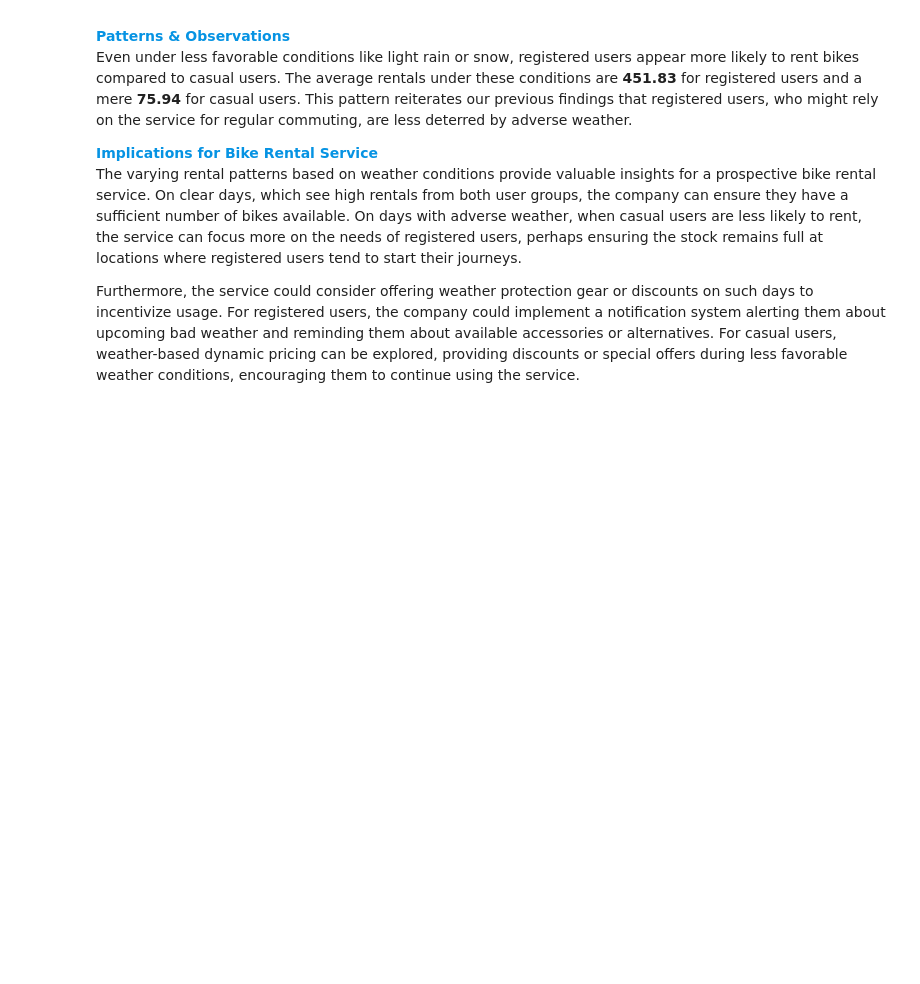
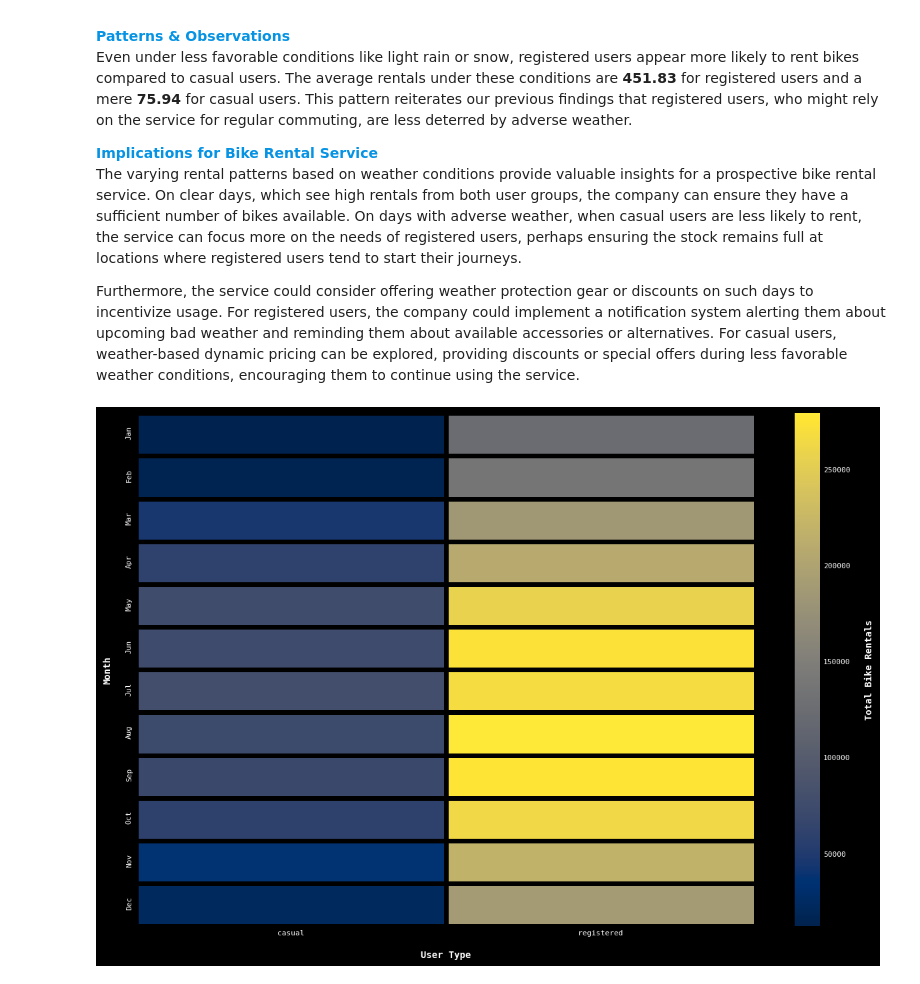
Before and after one commit to jparkington/Project-Cultivate, a Jupyter notebook: Exploration.ipynb, the cells around one changed output. Cells and saved outputs as stored; diff of their text form; code cells hidden in the pictures; blank space fills up the shorter version.

```diff
--- a/Exploration.ipynb
+++ b/Exploration.ipynb
@@ -633,3 +634,34 @@ Even under less favorable conditions like light rain or snow, registered users a
 The varying rental patterns based on weather conditions provide valuable insights for a prospective bike rental service. On clear days, which see high rentals from both user groups, the company can ensure they have a sufficient number of bikes available. On days with adverse weather, when casual users are less likely to rent, the service can focus more on the needs of registered users, perhaps ensuring the stock remains full at locations where registered users tend to start their journeys.
 
 Furthermore, the service could consider offering weather protection gear or discounts on such days to incentivize usage. For registered users, the company could implement a notification system alerting them about upcoming bad weather and reminding them about available accessories or alternatives. For casual users, weather-based dynamic pricing can be explored, providing discounts or special offers during less favorable weather conditions, encouraging them to continue using the service.
+# %%
+def monthly_rentals_heatmap(df : pd.DataFrame):
+    '''
+    Visualizes the monthly bike rentals for casual and registered users using a heatmap.
+
+    1. Groups the data by month and calculates the sum of `casual` and `registered` rentals.
+    2. Creates a heatmap where the y-axis represents the month, the x-axis represents the user type,and the colors represent the
+      total bike rentals.
+
+    Parameters:
+        df (pd.DataFrame) : The bike sharing dataset as a pandas DataFrame.
+
+    The purpose of this function is to provide insights into how the demand for bike rentals changes from month to month for casual
+    and registered users. Understanding these patterns can help a prospective bike sharing company optimize their service
+    offerings for different user groups.
+    '''
+
+    monthly_pivot = df.groupby('mnth')[['casual', 'registered']].sum()
+
+    sns.heatmap(monthly_pivot,
+                cmap       = "cividis",
+                linewidths = 5,
+                linecolor  = '0').collections[0].colorbar.set_label('Total Bike Rentals')
+
+    plt.yticks(np.arange(0.45, 12.45, 1), ['Jan', 'Feb', 'Mar', 'Apr', 'May', 'Jun', 'Jul', 'Aug', 'Sep', 'Oct', 'Nov', 'Dec'])
+    plt.xlabel('User Type')
+    plt.ylabel('Month')
+
+monthly_rentals_heatmap(bike_sharing)
+# %% [output]
+[figure, added]
```
Also changed, not shown: parts of 5 cells of this notebook.
